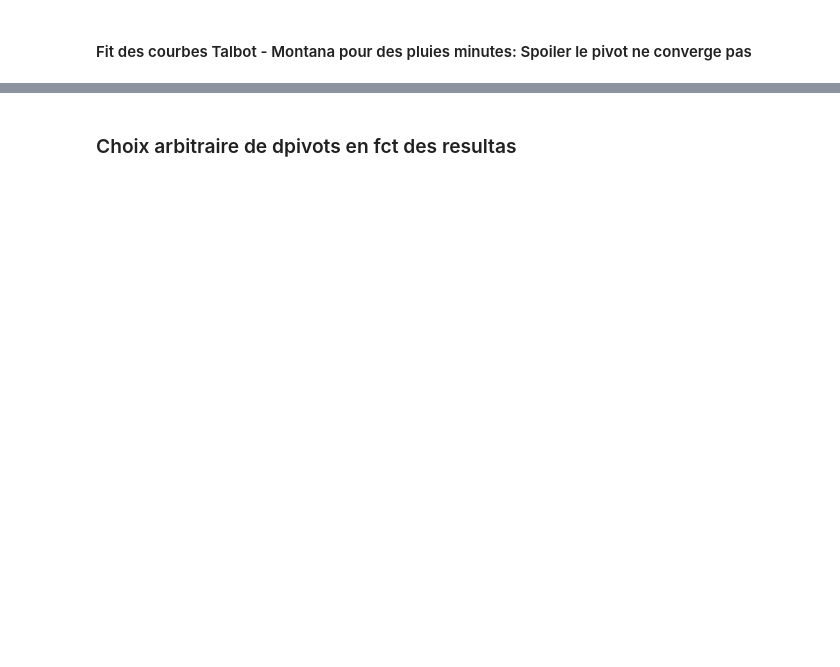
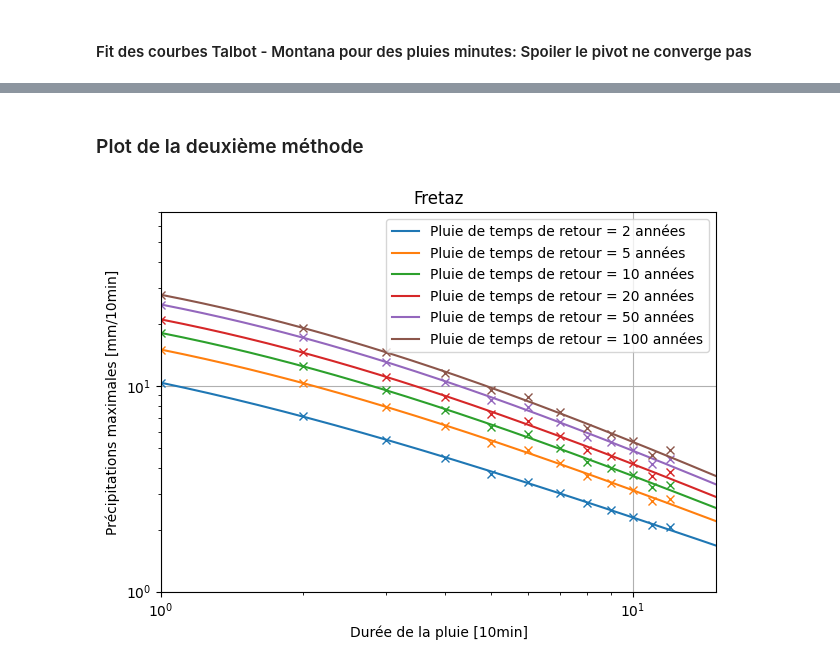
Before and after one commit to Eugnmttx/RainAnalysis, a Jupyter notebook: Version1/IDF_minute.ipynb, the cells around one changed output, grey strips where cells are left out. Saved outputs shown, nothing was run; the diff lists cells and outputs as text; code cells hidden in the pictures; blank space fills up the shorter version.

```diff
--- a/Version1/IDF_minute.ipynb
+++ b/Version1/IDF_minute.ipynb
@@ -376,2 +403,22 @@ Temps de retour = 20 ans
 # %% [markdown]
-### Choix arbitraire de dpivots en fct des resultas
+### Plot de la deuxième méthode
+# %%
+plt.figure()
+plt.subplot()
+for j, t in enumerate(T):
+    p1, = plt.plot(np.linspace(1,15,1000), montana_complexe(a[j],b[j],n[j],np.linspace(1,15,1000)), '-', label=f'Pluie de temps de retour = {t} années')
+    color = p1.get_color()
+    plt.plot(N, Frequencies[:,j],'x',color=color)
+plt.xlabel('Durée de la pluie [10min]')
+plt.ylabel('Précipitations maximales [mm/10min]')
+plt.title(Station[num_sta])
+plt.xscale('log')
+plt.yscale('log')
+plt.xlim(1,15)
+plt.ylim(1, 70)
+plt.grid(True)
+plt.legend()
+plt.tight_layout()
+plt.show()
+# %% [output]
+[figure, added]
```
Also changed, not shown: parts of 15 cells of this notebook.
